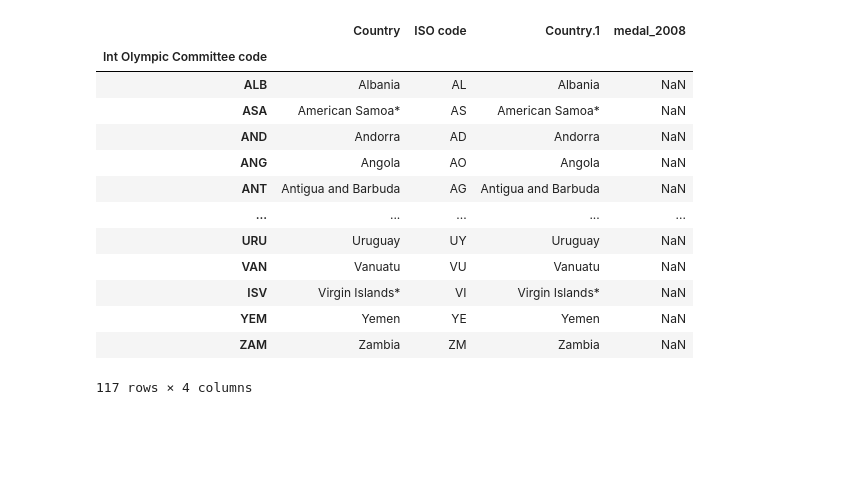
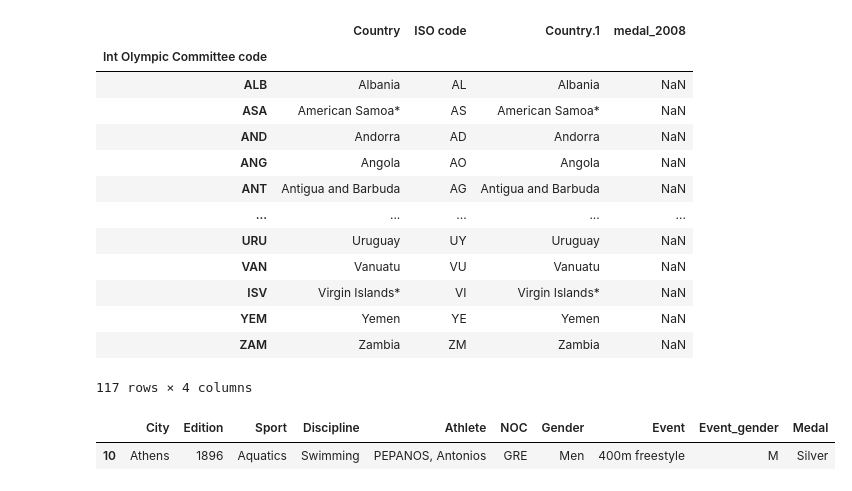
Before and after one commit to Ammar-Man/Python, a Jupyter notebook: Data processing/panda.ipynb, the cells around one changed output. Cells and saved outputs as stored; diff of their text form; code cells hidden in the pictures; blank space fills up the shorter version.

```diff
--- a/Data processing/panda.ipynb
+++ b/Data processing/panda.ipynb
@@ -529,0 +551,7 @@ noc[noc.medal_2008.isnull()]
+# %%
+# ootest_loc = oo.loc['BOLT, Usain']
+ootest_loc = oo.iloc[10:11]
+ootest_loc
+# %% [output]
+|  | City | Edition | Sport | Discipline | Athlete | NOC | Gender | Event | Event_gender | Medal |
+| 10 | Athens | 1896 | Aquatics | Swimming | PEPANOS, Antonios | GRE | Men | 400m freestyle | M | Silver |
```
Also changed, not shown: parts of 4 cells of this notebook, 1 other file.
